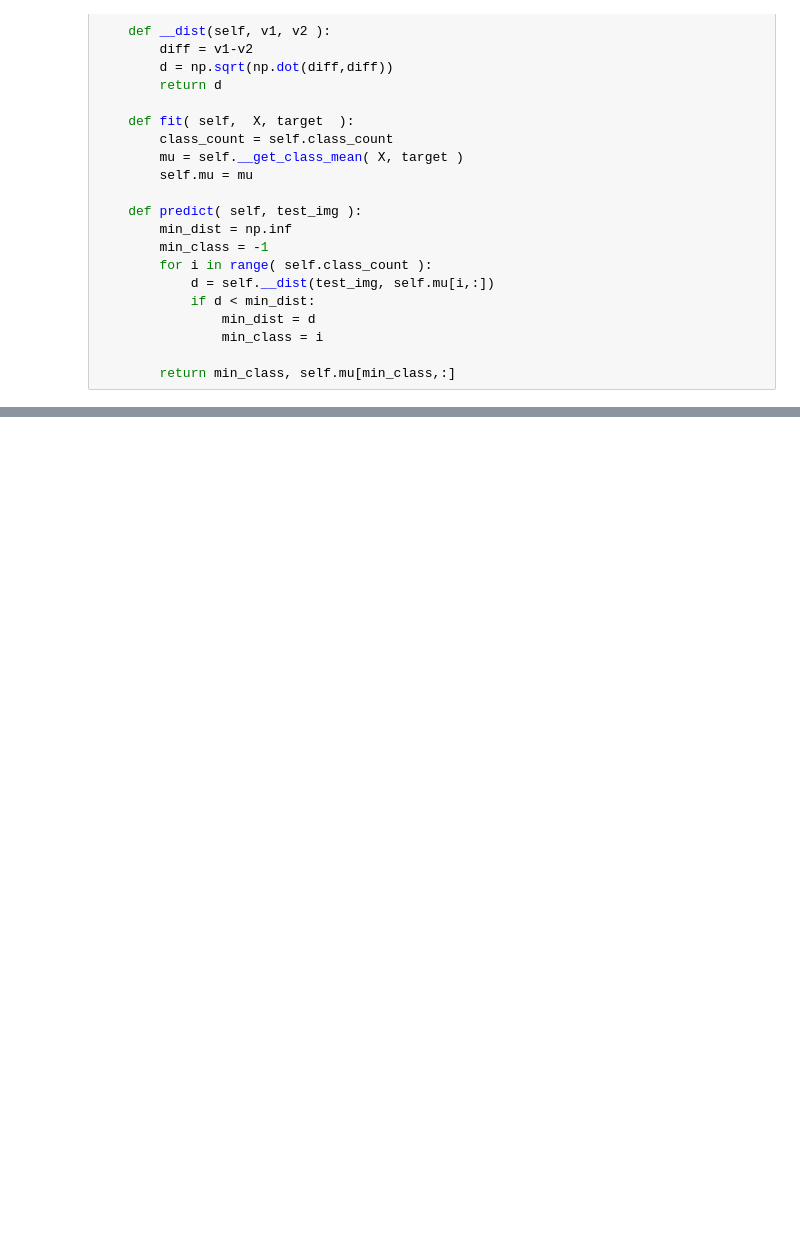
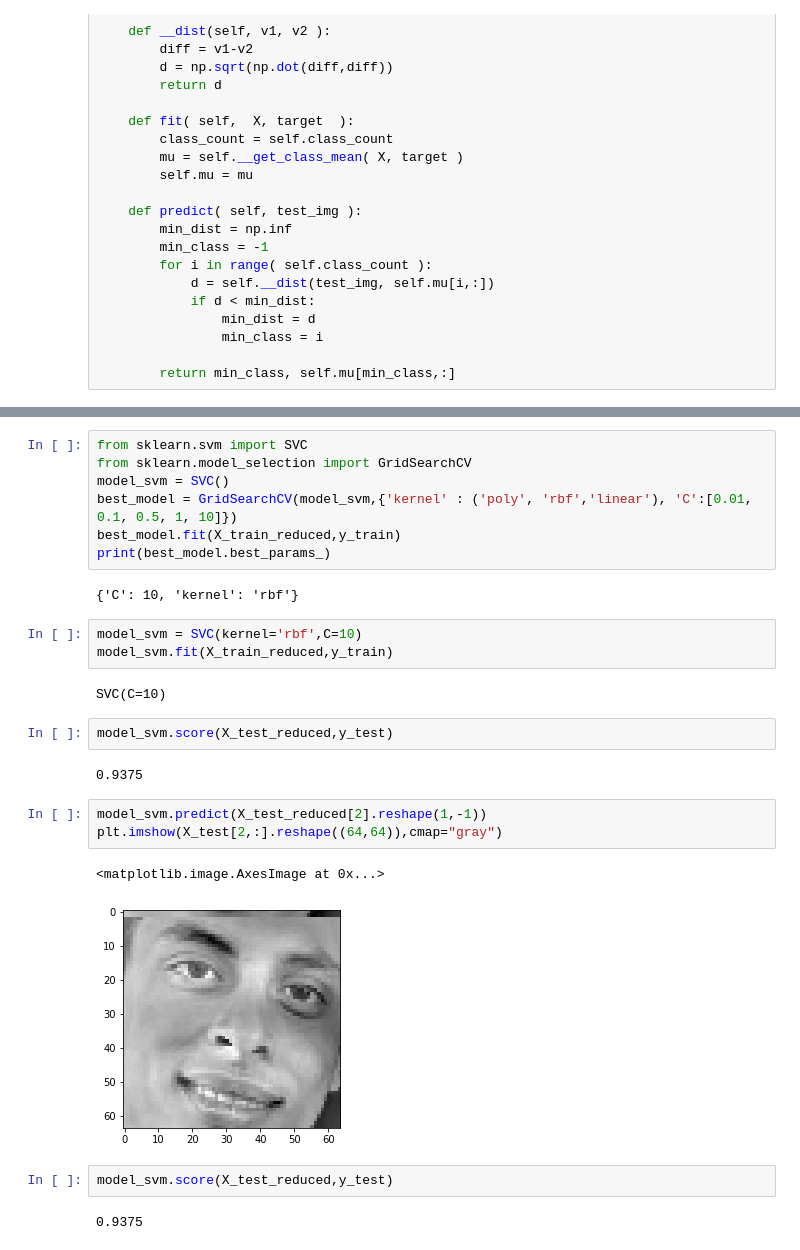
Before and after one commit to MahmoudRabea13/Find-My-Child, a Jupyter notebook: New_PCA.ipynb, the cells around one changed output, grey strips where cells are left out. Saved outputs shown, nothing was run; the diff lists cells and outputs as text; blank space fills up the shorter version.

```diff
--- a/New_PCA.ipynb
+++ b/New_PCA.ipynb
@@ -248,3 +289,31 @@ recognized_class=0
+# %%
+from sklearn.svm import SVC
+from sklearn.model_selection import GridSearchCV
+model_svm = SVC()
+best_model = GridSearchCV(model_svm,{'kernel' : ('poly', 'rbf','linear'), 'C':[0.01, 0.1, 0.5, 1, 10]})
+best_model.fit(X_train_reduced,y_train)
+print(best_model.best_params_)
+# %% [output]
+{'C': 10, 'kernel': 'rbf'}
+# %%
+model_svm = SVC(kernel='rbf',C=10)
+model_svm.fit(X_train_reduced,y_train)
+# %% [output]
+SVC(C=10)
+# %%
+model_svm.score(X_test_reduced,y_test)
+# %% [output]
+0.9375
+# %%
+model_svm.predict(X_test_reduced[2].reshape(1,-1))
+plt.imshow(X_test[2,:].reshape((64,64)),cmap="gray")
+# %% [output]
+<matplotlib.image.AxesImage at 0x...>
+[figure, added]
+# %%
+model_svm.score(X_test_reduced,y_test)
+# %% [output]
+0.9375
 # %%
 acc = 0
 pred = []
```
Also changed, not shown: parts of 19 cells of this notebook, 5 other files.
